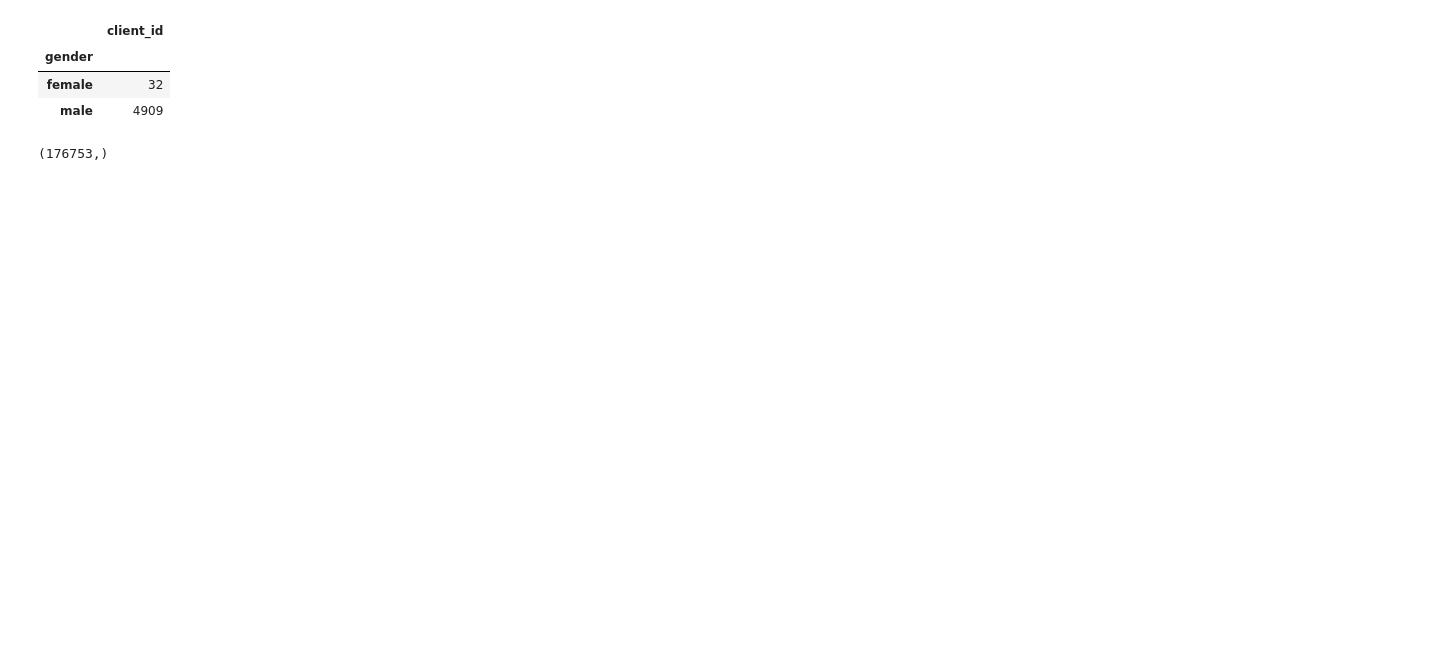
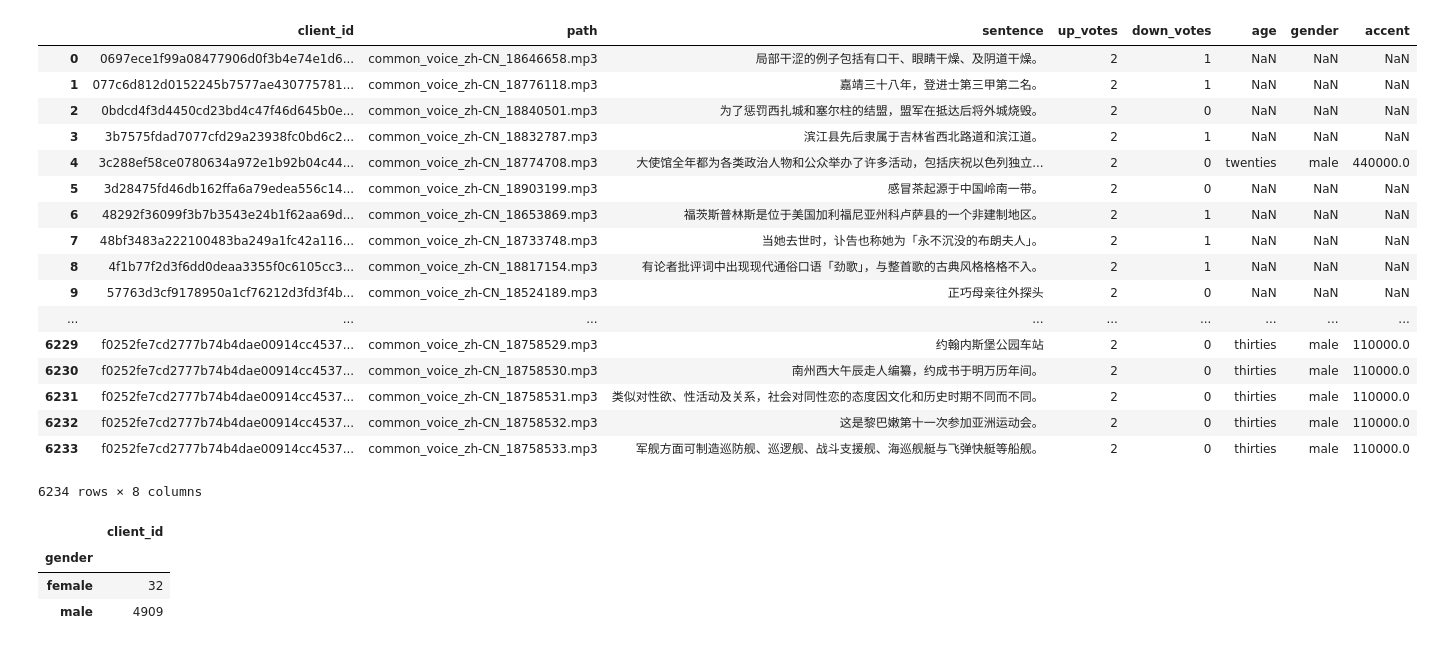
Before and after one commit to rjdman/machine-learning, a Jupyter notebook: projects/capstone/final_capstone.ipynb, the cells around one changed output. Drawn from its saved outputs; the diff is of its cells as text; code cells hidden in the pictures; blank space fills up the shorter version.

```diff
--- a/projects/capstone/final_capstone.ipynb
+++ b/projects/capstone/final_capstone.ipynb
@@ -9,3 +16,24 @@ chinese_meta = pd.read_csv('./data/zh-CN/validated.tsv', sep='\t')
+# %%
+chinese_meta
+# %% [output]
+|  | client_id | path | sentence | up_votes | down_votes | age | gender | accent |
+| 0 | 0697ece1f99a08477906d0f3b4e74e1d6... | common_voice_zh-CN_18646658.mp3 | 局部干涩的例子包括有口干、眼睛干燥、及阴道干燥。 | 2 | 1 | NaN | NaN | NaN |
+| 1 | 077c6d812d0152245b7577ae430775781... | common_voice_zh-CN_18776118.mp3 | 嘉靖三十八年，登进士第三甲第二名。 | 2 | 1 | NaN | NaN | NaN |
+| 2 | 0bdcd4f3d4450cd23bd4c47f46d645b0e... | common_voice_zh-CN_18840501.mp3 | 为了惩罚西扎城和塞尔柱的结盟，盟军在抵达后将外城烧毁。 | 2 | 0 | NaN | NaN | NaN |
+| 3 | 3b7575fdad7077cfd29a23938fc0bd6c2... | common_voice_zh-CN_18832787.mp3 | 滨江县先后隶属于吉林省西北路道和滨江道。 | 2 | 1 | NaN | NaN | NaN |
+| 4 | 3c288ef58ce0780634a972e1b92b04c44... | common_voice_zh-CN_18774708.mp3 | 大使馆全年都为各类政治人物和公众举办了许多活动，包括庆祝以色列独立... | 2 | 0 | twenties | male | 440000.0 |
+| 5 | 3d28475fd46db162ffa6a79edea556c14... | common_voice_zh-CN_18903199.mp3 | 感冒茶起源于中国岭南一带。 | 2 | 0 | NaN | NaN | NaN |
+| 6 | 48292f36099f3b7b3543e24b1f62aa69d... | common_voice_zh-CN_18653869.mp3 | 福茨斯普林斯是位于美国加利福尼亚州科卢萨县的一个非建制地区。 | 2 | 1 | NaN | NaN | NaN |
+| 7 | 48bf3483a222100483ba249a1fc42a116... | common_voice_zh-CN_18733748.mp3 | 当她去世时，讣告也称她为「永不沉没的布朗夫人」。 | 2 | 1 | NaN | NaN | NaN |
+| 8 | 4f1b77f2d3f6dd0deaa3355f0c6105cc3... | common_voice_zh-CN_18817154.mp3 | 有论者批评词中出现现代通俗口语「劲歌」，与整首歌的古典风格格格不入。 | 2 | 1 | NaN | NaN | NaN |
+| 9 | 57763d3cf9178950a1cf76212d3fd3f4b... | common_voice_zh-CN_18524189.mp3 | 正巧母亲往外探头 | 2 | 0 | NaN | NaN | NaN |
+| ... | ... | ... | ... | ... | ... | ... | ... | ... |
+| 6229 | f0252fe7cd2777b74b4dae00914cc4537... | common_voice_zh-CN_18758529.mp3 | 约翰内斯堡公园车站 | 2 | 0 | thirties | male | 110000.0 |
+| 6230 | f0252fe7cd2777b74b4dae00914cc4537... | common_voice_zh-CN_18758530.mp3 | 南州西大午辰走人编纂，约成书于明万历年间。 | 2 | 0 | thirties | male | 110000.0 |
+| 6231 | f0252fe7cd2777b74b4dae00914cc4537... | common_voice_zh-CN_18758531.mp3 | 类似对性欲、性活动及关系，社会对同性恋的态度因文化和历史时期不同而不同。 | 2 | 0 | thirties | male | 110000.0 |
+| 6232 | f0252fe7cd2777b74b4dae00914cc4537... | common_voice_zh-CN_18758532.mp3 | 这是黎巴嫩第十一次参加亚洲运动会。 | 2 | 0 | thirties | male | 110000.0 |
+| 6233 | f0252fe7cd2777b74b4dae00914cc4537... | common_voice_zh-CN_18758533.mp3 | 军舰方面可制造巡防舰、巡逻舰、战斗支援舰、海巡舰艇与飞弹快艇等船舰。 | 2 | 0 | thirties | male | 110000.0 |
+6234 rows × 8 columns
 # %%
 chinese_meta[pd.notna(chinese_meta['gender'])][['client_id','gender']].groupby('gender').count()
 # %% [output]
@@ -30,4 +49,0 @@ valid = pd.concat([en_valid, es_valid, cn_valid])
-# %%
-yt.shape
-# %% [output]
-(176753,)
```
Also changed, not shown: parts of 15 cells of this notebook, 5 other files.
